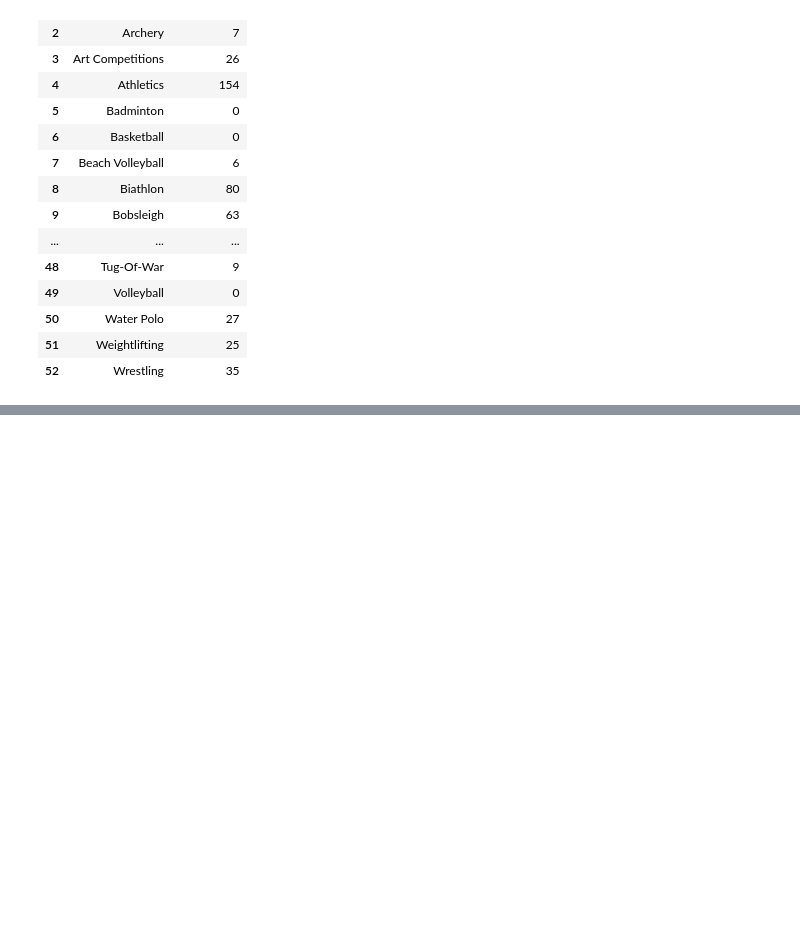
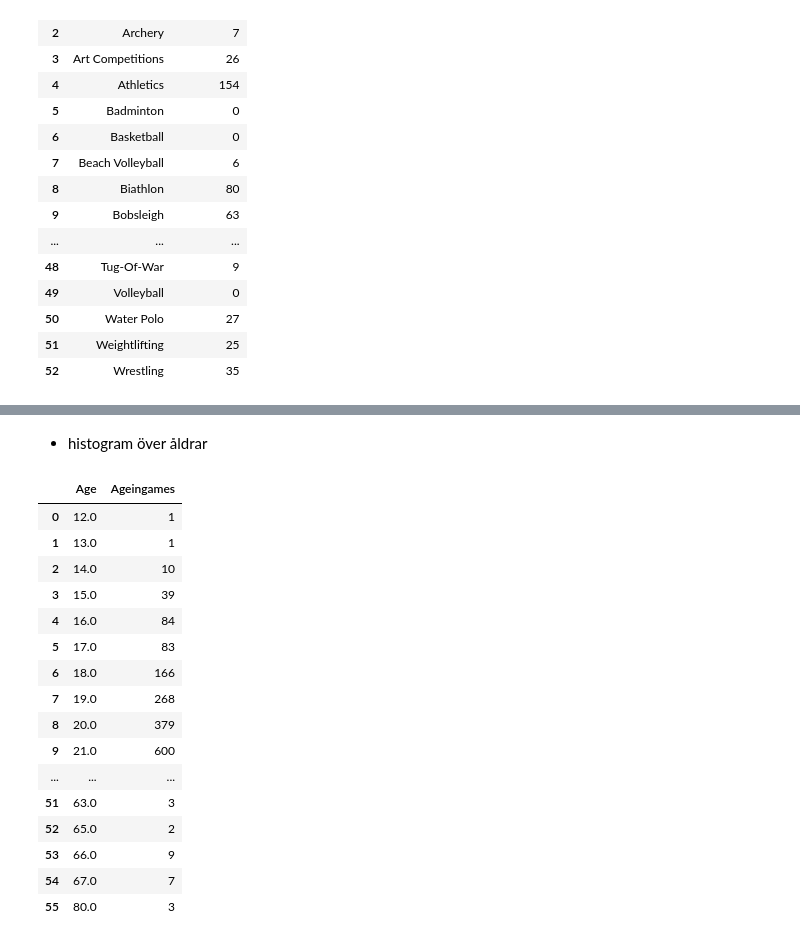
Before and after one commit to AmalDerbali/Databehandling-OS-projekt-Amal-D-Jim-S, a Jupyter notebook: projekt_OS.ipynb, the cells around one changed output, grey strips where cells are left out. Cells and saved outputs as stored; diff of their text form; code cells hidden in the pictures; blank space fills up the shorter version.

Commit message:
fixade histogram

```diff
--- a/projekt_OS.ipynb
+++ b/projekt_OS.ipynb
@@ -262,0 +304,24 @@ figgerm.show()
+# %% [markdown]
+- histogram över åldrar
+# %%
+Ageingames = germany[["Games","Age"]]
+Ageingames = pd.DataFrame(dict(Ageingames = Ageingames["Games"].groupby(Ageingames["Age"]).count())).reset_index()
+Ageingames
+# %% [output]
+|  | Age | Ageingames |
+| 0 | 12.0 | 1 |
+| 1 | 13.0 | 1 |
+| 2 | 14.0 | 10 |
+| 3 | 15.0 | 39 |
+| 4 | 16.0 | 84 |
+| 5 | 17.0 | 83 |
+| 6 | 18.0 | 166 |
+| 7 | 19.0 | 268 |
+| 8 | 20.0 | 379 |
+| 9 | 21.0 | 600 |
+| ... | ... | ... |
+| 51 | 63.0 | 3 |
+| 52 | 65.0 | 2 |
+| 53 | 66.0 | 9 |
+| 54 | 67.0 | 7 |
+| 55 | 80.0 | 3 |
```
Also changed, not shown: parts of 7 cells of this notebook.
